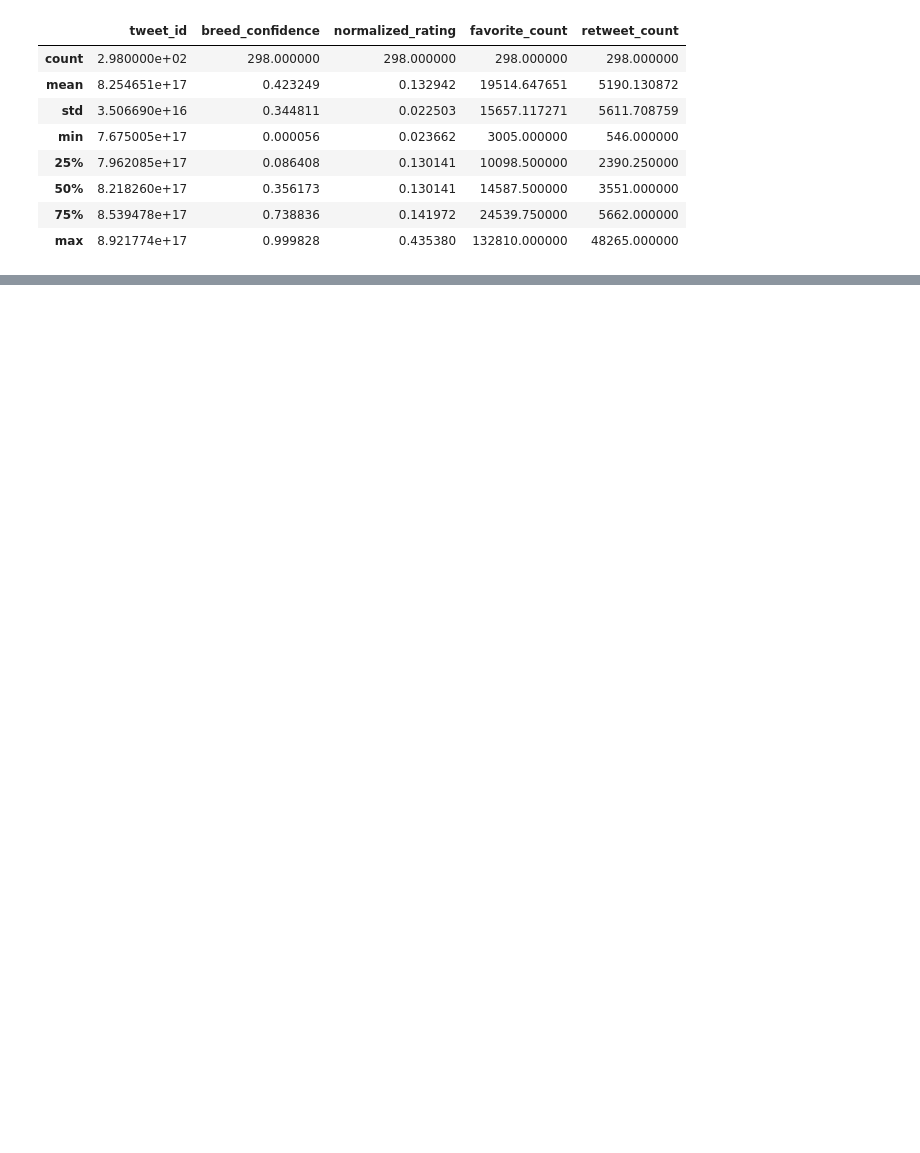
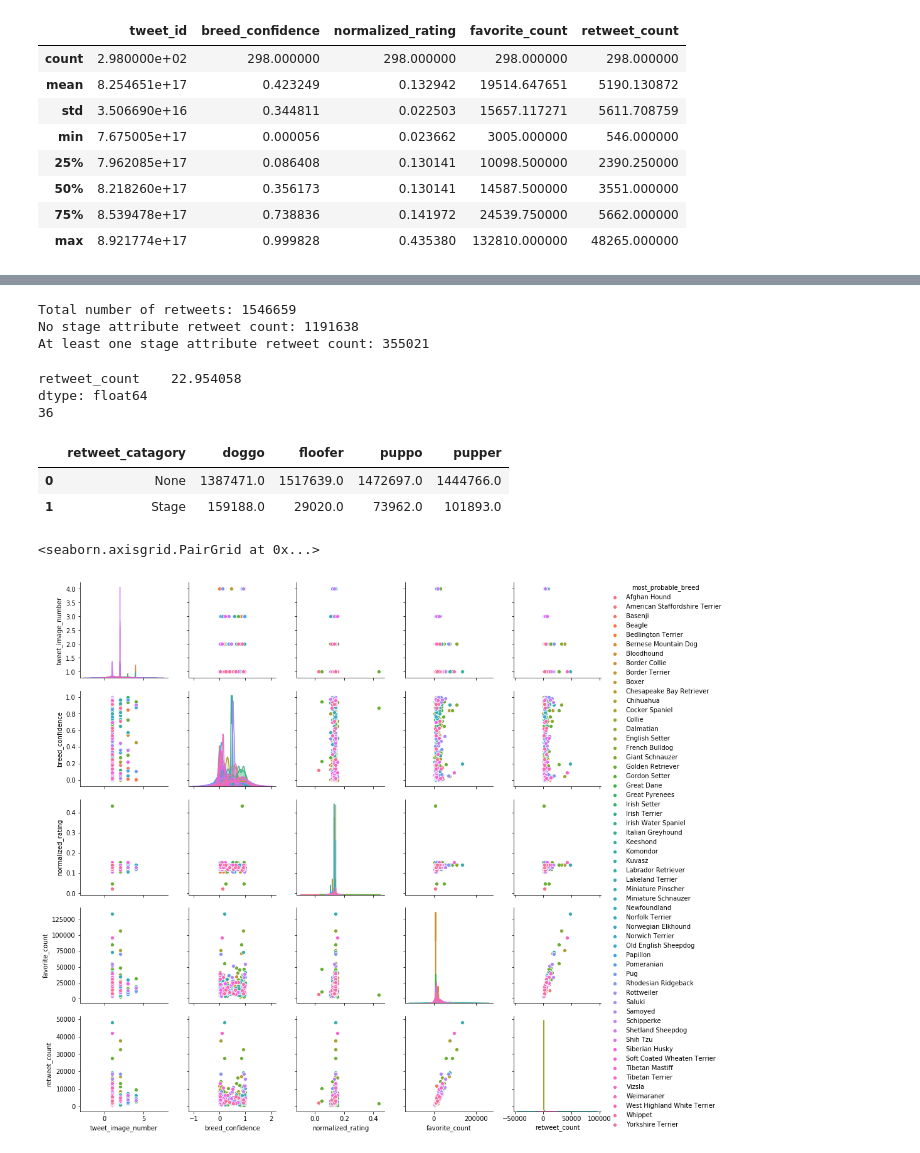
Before and after one commit to 55thSwiss/Udacity_DAND, a Jupyter notebook: Part 8/wrangle_act.ipynb, the cells around one changed output, grey strips where cells are left out. Saved outputs shown, nothing was run; the diff lists cells and outputs as text; code cells hidden in the pictures; blank space fills up the shorter version.

```diff
--- a/Part 8/wrangle_act.ipynb
+++ b/Part 8/wrangle_act.ipynb
@@ -760,6 +763,8 @@ df.head(5)
 # %%
 # save the dataframe
 df.to_csv('twitter_archive_master.csv')
+# %%
+df['most_probable_breed'] = df['most_probable_breed'].astype('category')
 # %%
 df.info()
 # %% [output]
@@ -820,0 +817,52 @@ print((df_1.shape[1]/count_2)*100)
+# %%
+blank_retweet_count = sum_df.iloc[0]
+stage_retweet_count = sum_df.iloc[1] + sum_df.iloc[2] + sum_df.iloc[3] + sum_df.iloc[4] + sum_df.iloc[5] + sum_df.iloc[6]
+print('Total number of retweets: ' + str(sum(df['retweet_count'])))
+print('No stage attribute retweet count: ' + str(blank_retweet_count.iloc[0]))
+print('At least one stage attribute retweet count: ' + str(stage_retweet_count[0]))
+# %% [output]
+Total number of retweets: 1546659
+No stage attribute retweet count: 1191638
+At least one stage attribute retweet count: 355021
+# %%
+# percent of retweets coming from observations with at least one 'stage'
+count = 0
+for index, row in df.iterrows():
+    if row[7] == 'None' and row[8] == 'None' and row[9] == 'None' and row[10] == 'None':
+        count += 1
+stage_retweet_percent = (stage_retweet_count / sum(df['retweet_count']) * 100)
+print(stage_retweet_percent)
+print(count)
+# %% [output]
+retweet_count    22.954058
+dtype: float64
+36
+# %%
+d = {}
+# 1 - Put stages in a list variable
+stages = ['doggo', 'floofer', 'puppo', 'pupper']
+
+for stage in stages:
+    d[stage] = df.groupby(stage)['retweet_count'].sum()
+stage_retweets = pd.DataFrame.from_dict(d)
+#print(stage_retweets)
+
+# 2 - Create a column conditionnaly to detect if the index in stages list or not
+# !! important !! make shure you have only one index level otherwise stage_retweets.index.isin(stages) won't work
+stage_retweets['retweet_catagory'] = np.where(stage_retweets.index.isin(stages), 'Stage', 'None')
+#print(stage_retweets)
+
+# 3 - Groupby this new column
+stage_retweets = stage_retweets.groupby('retweet_catagory').sum().reset_index()
+#print(stage_retweets)
+
+stage_retweets
+# %% [output]
+|  | retweet_catagory | doggo | floofer | puppo | pupper |
+| 0 | None | 1387471.0 | 1517639.0 | 1472697.0 | 1444766.0 |
+| 1 | Stage | 159188.0 | 29020.0 | 73962.0 | 101893.0 |
+# %%
+sns.pairplot(df[['tweet_image_number','breed_confidence', 'normalized_rating', 'favorite_count', 'retweet_count', 'most_probable_breed']], hue = 'most_probable_breed')
+# %% [output]
+<seaborn.axisgrid.PairGrid at 0x...>
+[figure, added]
```
Also changed, not shown: parts of 19 cells of this notebook, 14 other files.
